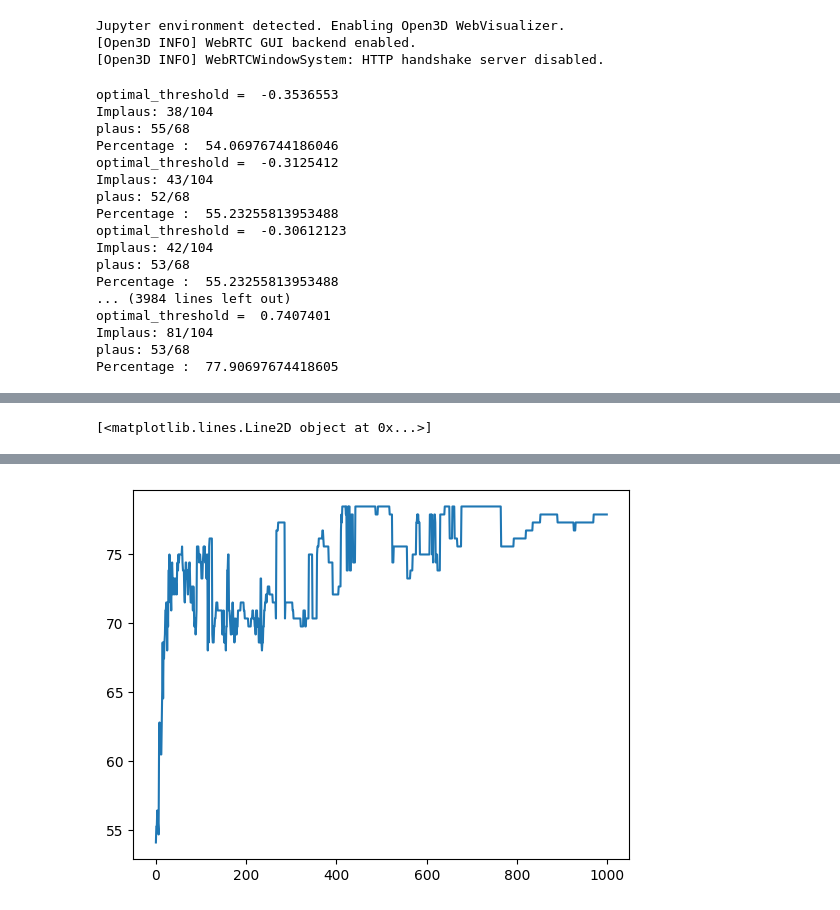
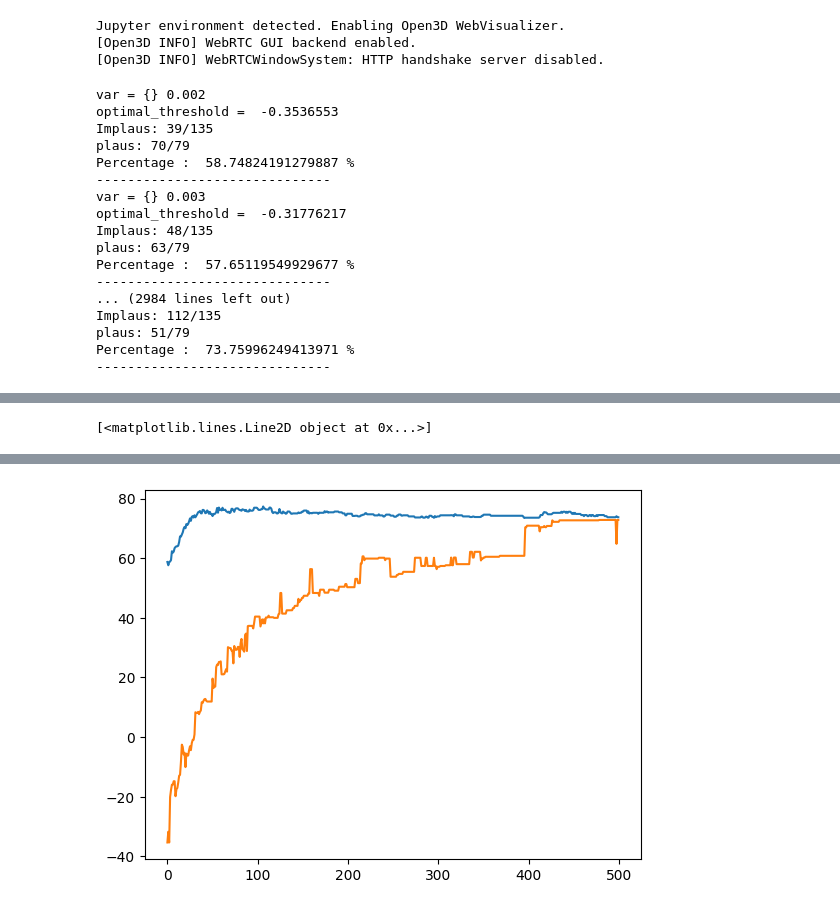
Before and after one commit to probcomp/bayes3d, a Jupyter notebook: scripts/experiments/intphys/mcs/eval.ipynb, the cells around one changed output, grey strips where cells are left out. Saved outputs shown, nothing was run; the diff lists cells and outputs as text; code cells hidden in the pictures.

```diff
--- a/scripts/experiments/intphys/mcs/eval.ipynb
+++ b/scripts/experiments/intphys/mcs/eval.ipynb
@@ -81,9 +81,11 @@ files_results = glob.glob(paths_results)
 files_results.sort()
 plaus_r = []
 implaus_r = []
+all_r = []
 for fl in files_results:
     with open(fl, 'rb') as file:
         results = pickle.load(file)
+        all_r.append(results)
         # print(f"{fl.split('/')[-1][13:]} ", results['fracs'][98])
         # print(results["answer"], results['fracs'][98])
         if results['answer'] == 'plausible':# and results[num_objects'] == 1 and result['va']:
@@ -112,7 +114,9 @@ for idx,x in tqdm(enumerate(implaus_r)):
 
     for var in np.linspace(0.002,1.001,1000):
         xx1 = threedp3_likelihood_arijit(gt_image,gt_image,var,None)
-        xx2 = np.max([threedp3_likelihood_arijit(gt_image,rend[i],var,None) for i in range(3)])
+        xx2_arr = np.array([threedp3_likelihood_arijit(gt_image,rend[i],var,None) for i in range(3)])
+        print(np.all(xx2_arr == xx2_arr[0]))
+        xx2 = np.max(xx2_arr)
         xx3 = threedp3_likelihood_arijit(gt_image,gt_image_bg,var,None)
         frac = (xx2-xx3)/(xx1-xx3)
         vars.append(var)
@@ -121,6 +125,7 @@ for idx,x in tqdm(enumerate(implaus_r)):
     x['fracs'] = fracs
     x['vars'] = vars
     implaus_r[idx] = x
+    break
 
 for idx,x in tqdm(enumerate(plaus_r)):
     gt_image = x['gt_image']
@@ -144,71 +149,80 @@ for idx,x in tqdm(enumerate(plaus_r)):
 from sklearn.metrics import roc_curve, roc_auc_score
 
 percs = []
+threshes = []
 for i in range(len(implaus_r[0]['fracs'])):
     implaus = []
     plaus = []
     for x in implaus_r:
-        implaus.append(x['fracs'][i])
-        if x['plausibility']:
+        # implaus.append(x['fracs'][i])
+        if x['plausibility'] and x['num_objects'] == 2:
             implaus.append(x['fracs'][i])
-        elif not x['plausibility']:
-            implaus.append(0)
+        # elif not x['plausibility'] and x['num_objects'] == 2:
+        #     implaus.append(0)
+        # if x['num_objects'] == 1:
+        #     implaus.append(x['fracs'][i])
     for x in plaus_r:
         # plaus.append(x['fracs'][i])
-        if x['plausibility']:
+        if x['plausibility'] and x['num_objects'] == 2:
             plaus.append(x['fracs'][i])
-        elif not x['plausibility']:
-            plaus.append(0)
-
+        # elif not x['plausibility'] and x['num_objects'] == 2:
+        #     plaus.append(0)
+        # if x['num_objects'] == 1:
+        #     plaus.append(x['fracs'][i])
 
     implaus = np.array(implaus)
     plaus = np.array(plaus)
 
     all_scores = np.concatenate((implaus, plaus))
     labels = np.concatenate((np.zeros(len(implaus)), np.ones(len(plaus))))
-    fpr, tpr, thresholds = roc_curve(labels, all_scores)
-    roc_auc = roc_auc_score(labels, all_scores)
+    correction_factor = len(implaus)/len(plaus)
+    sample_weights = np.concatenate((np.ones(len(implaus)), np.ones(len(plaus))*correction_factor))
+    fpr, tpr, thresholds = roc_curve(labels, all_scores, sample_weight=sample_weights)
     opt_t = thresholds[np.argmax(tpr - fpr)]
-    imp_score = np.sum(implaus <= opt_t)
+    threshes.append(opt_t)
+    imp_score = np.sum(implaus < opt_t)
     imp_total = implaus.shape[0]
-    pl_score = np.sum(plaus > opt_t)
+    pl_score = np.sum(plaus >= opt_t)
     pl_total = plaus.shape[0]
-    perc = 100 * (imp_score + pl_score) / (imp_total + pl_total)
+    perc = 100 * ((imp_score/imp_total) + (pl_score/pl_total)) * 0.5
     percs.append(perc)
+    print("var = {}", implaus_r[0]['vars'][i])
     print("optimal_threshold = ", opt_t)
     print(f"Implaus: {imp_score}/{imp_total}")
     print(f"plaus: {pl_score}/{pl_total}")
-    print("Percentage : ", perc)
+    print("Percentage : ", perc, "%")
+    print("------------------------------")
     # plt.figure(figsize=(8, 6))
     # plt.plot(fpr, tpr, color='darkorange', lw=2, label=f'ROC curve (AUC = {roc_auc:.2f})')
     # plt.plot([0, 1], [0, 1], color='navy', lw=2, linestyle='--')
     # plt.xlim([0.0, 1.0])
     # plt.ylim([0.0, 1.05])
     # plt.xlabel('False Positive Rate (FPR)')
     # plt.ylabel('True Positive Rate (TPR)')
     # plt.title('Receiver Operating Characteristic (ROC) Curve')
     # plt.legend(loc='lower right')
     # plt.show()
 plt.plot(percs)
+plt.plot(np.array(threshes)*100)
 # %% [output]
+var = {} 0.002
 optimal_threshold =  -0.3536553
-Implaus: 38/104
-plaus: 55/68
-Percentage :  54.06976744186046
-optimal_threshold =  -0.3125412
-Implaus: 43/104
-plaus: 52/68
-Percentage :  55.23255813953488
-optimal_threshold =  -0.30612123
-Implaus: 42/104
-plaus: 53/68
-Percentage :  55.23255813953488
-... (3984 lines left out)
-optimal_threshold =  0.7407401
-Implaus: 81/104
-plaus: 53/68
-Percentage :  77.90697674418605
+Implaus: 39/135
+plaus: 70/79
+Percentage :  58.74824191279887 %
+------------------------------
+var = {} 0.003
+optimal_threshold =  -0.31776217
+Implaus: 48/135
+plaus: 63/79
+Percentage :  57.65119549929677 %
+------------------------------
+... (2984 lines left out)
+Implaus: 112/135
+plaus: 51/79
+Percentage :  73.75996249413971 %
+------------------------------
 [interactive output not drawn]
 [<matplotlib.lines.Line2D object at 0x...>]
 [interactive output not drawn]
-[figure, old version]
+[figure, new version]
```
Also changed, not shown: parts of 9 cells of this notebook, 3 other files.
